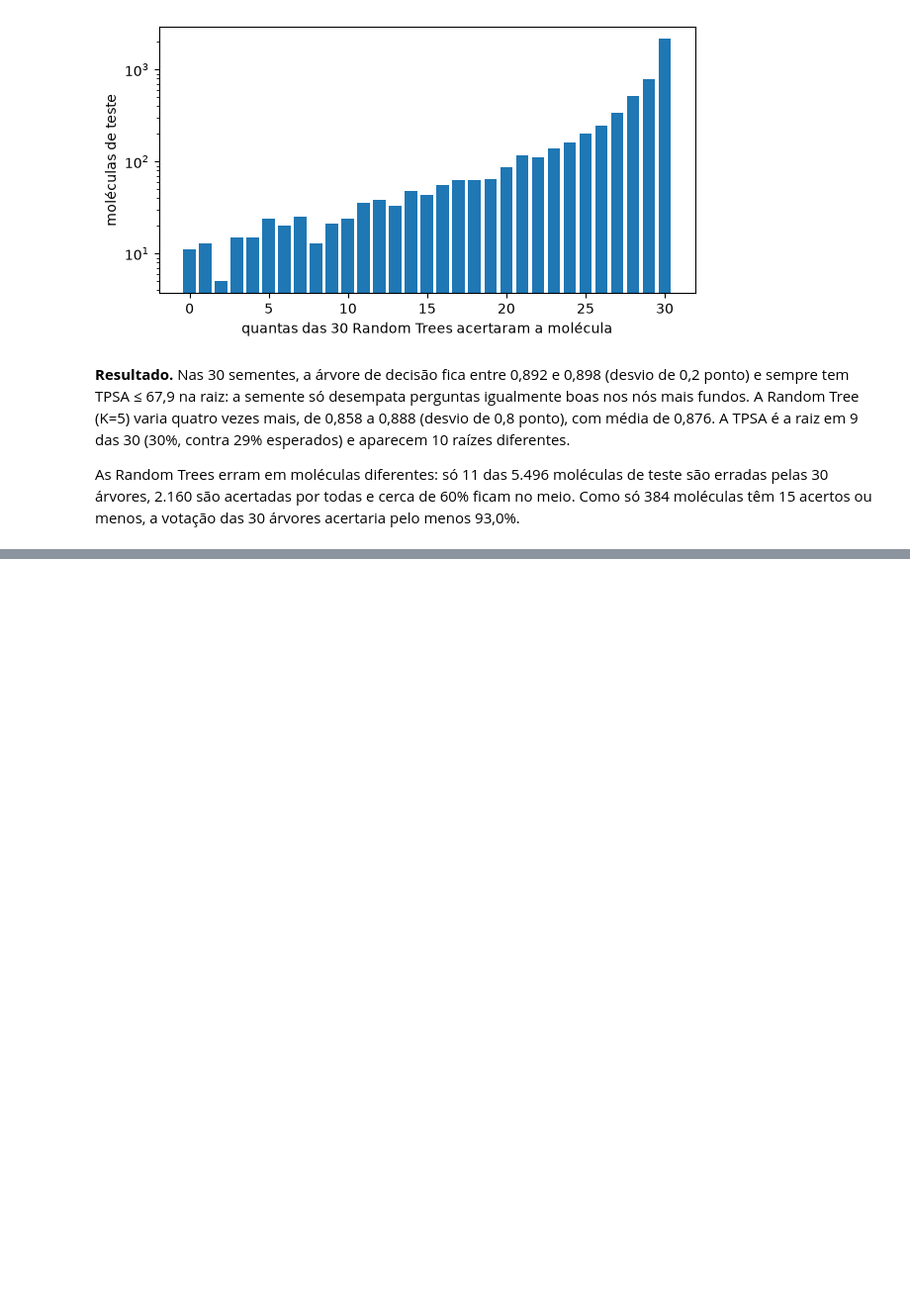
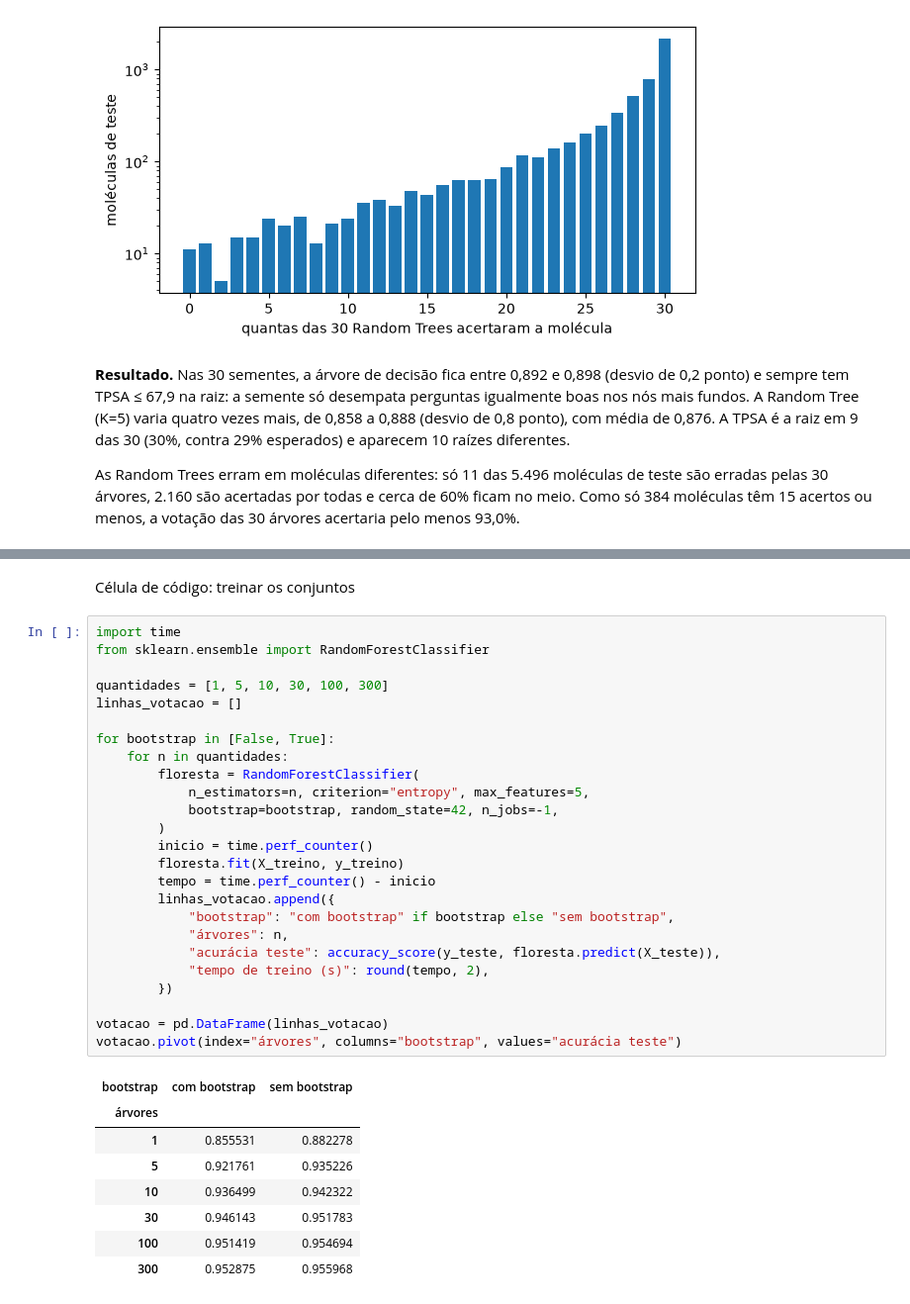
Before and after one commit to pumba-dev/machine-learning-practice, a Jupyter notebook: notebooks/04_random_tree.ipynb, the cells around one changed output, grey strips where cells are left out. Shown at 99% size. Drawn from its saved outputs; the diff is of its cells as text; blank space fills up the shorter version.

```diff
--- a/notebooks/04_random_tree.ipynb
+++ b/notebooks/04_random_tree.ipynb
@@ -231,0 +236,36 @@ As Random Trees erram em moléculas diferentes: só 11 das 5.496 moléculas de t
+# %% [markdown]
+Célula de código: treinar os conjuntos
+# %%
+import time
+from sklearn.ensemble import RandomForestClassifier
+
+quantidades = [1, 5, 10, 30, 100, 300]
+linhas_votacao = []
+
+for bootstrap in [False, True]:
+    for n in quantidades:
+        floresta = RandomForestClassifier(
+            n_estimators=n, criterion="entropy", max_features=5,
+            bootstrap=bootstrap, random_state=42, n_jobs=-1,
+        )
+        inicio = time.perf_counter()
+        floresta.fit(X_treino, y_treino)
+        tempo = time.perf_counter() - inicio
+        linhas_votacao.append({
+            "bootstrap": "com bootstrap" if bootstrap else "sem bootstrap",
+            "árvores": n,
+            "acurácia teste": accuracy_score(y_teste, floresta.predict(X_teste)),
+            "tempo de treino (s)": round(tempo, 2),
+        })
+
+votacao = pd.DataFrame(linhas_votacao)
+votacao.pivot(index="árvores", columns="bootstrap", values="acurácia teste")
+# %% [output]
+| bootstrap | com bootstrap | sem bootstrap |
+| árvores |  |  |
+| 1 | 0.855531 | 0.882278 |
+| 5 | 0.921761 | 0.935226 |
+| 10 | 0.936499 | 0.942322 |
+| 30 | 0.946143 | 0.951783 |
+| 100 | 0.951419 | 0.954694 |
+| 300 | 0.952875 | 0.955968 |
```
Also changed, not shown: parts of 4 cells of this notebook.
